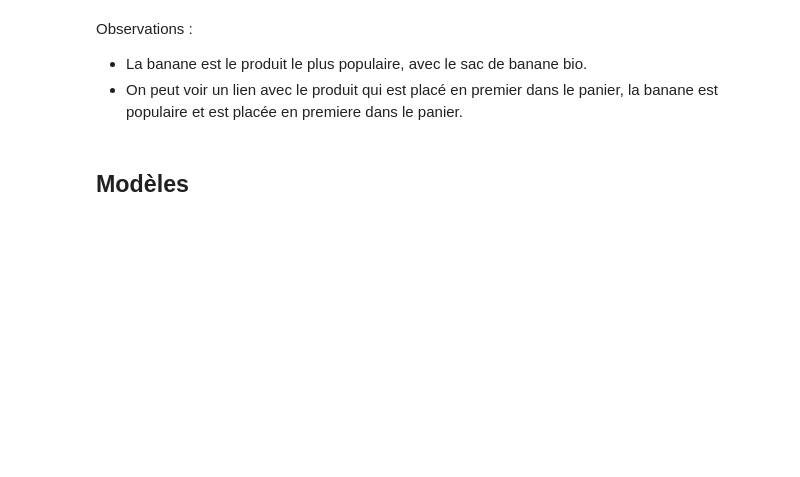
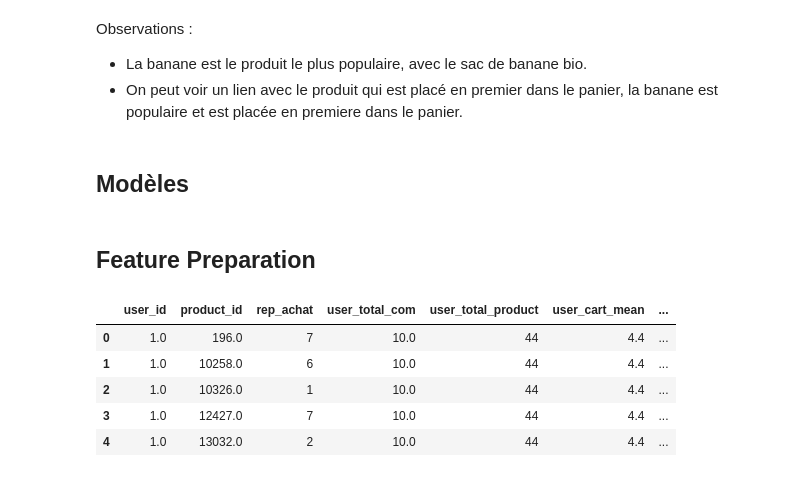
Before and after one commit to raph-bl/NextBuy, a Jupyter notebook: notebook.ipynb, the cells around one changed output. Cells and saved outputs as stored; diff of their text form; code cells hidden in the pictures; blank space fills up the shorter version.

```diff
--- a/notebook.ipynb
+++ b/notebook.ipynb
@@ -191,3 +192,57 @@ Observations :
 - On peut voir un lien avec le produit qui est placé en premier dans le panier, la banane est populaire et est placée en premiere dans le panier.
 # %% [markdown]
 ## Modèles
+# %% [markdown]
+## Feature Preparation
+# %%
+#associe la commande au client avec tout les détails
+df_historique=pd.merge(order_products, orders, on='order_id', how='inner')
+
+#volume total des ventes, taux moyen de réachat de chaque article, groupe par produit
+product_group=df_historique.groupby('product_id').agg(
+    product_total_achat=('order_id', 'count'),
+    product_reorder=('reordered', 'mean')
+).reset_index()
+
+#groupe par utilisateur pour son profil
+user_group=df_historique.groupby('user_id').agg(
+    user_total_com=('order_number', 'max'),
+    user_total_product=('product_id', 'count')
+).reset_index()
+
+user_group['user_cart_mean']=user_group['user_total_product']/user_group['user_total_com']
+
+#Lien entre le client et certains produits
+
+lien=df_historique.groupby(['user_id', 'product_id']).agg(
+    rep_achat=('order_id', 'count')
+).reset_index()
+
+
+#rassemblement final
+df_final=pd.merge(lien, user_group, on='user_id', how='left')
+
+df_final=pd.merge(df_final, product_group, on='product_id', how='left')
+
+
+# df_final.head(100)
+# %%
+last_order=df_historique.groupby('user_id')['order_number'].max().reset_index()
+
+product_last_order=pd.merge(last_order, df_historique, on=['user_id', 'order_number'], how='inner')
+
+product_last_order['cible']=1
+product_reor=product_last_order[['user_id', 'product_id', 'cible']]
+
+df_fin=pd.merge(df_final, product_reor, on=['user_id', 'product_id'], how='left')
+
+df_fin['cible']=df_fin['cible'].fillna(0)
+
+df_fin.head()
+# %% [output]
+|  | user_id | product_id | rep_achat | user_total_com | user_total_product | user_cart_mean | ... |
+| 0 | 1.0 | 196.0 | 7 | 10.0 | 44 | 4.4 | ... |
+| 1 | 1.0 | 10258.0 | 6 | 10.0 | 44 | 4.4 | ... |
+| 2 | 1.0 | 10326.0 | 1 | 10.0 | 44 | 4.4 | ... |
+| 3 | 1.0 | 12427.0 | 7 | 10.0 | 44 | 4.4 | ... |
+| 4 | 1.0 | 13032.0 | 2 | 10.0 | 44 | 4.4 | ... |
```
Also changed, not shown: parts of 10 cells of this notebook.
